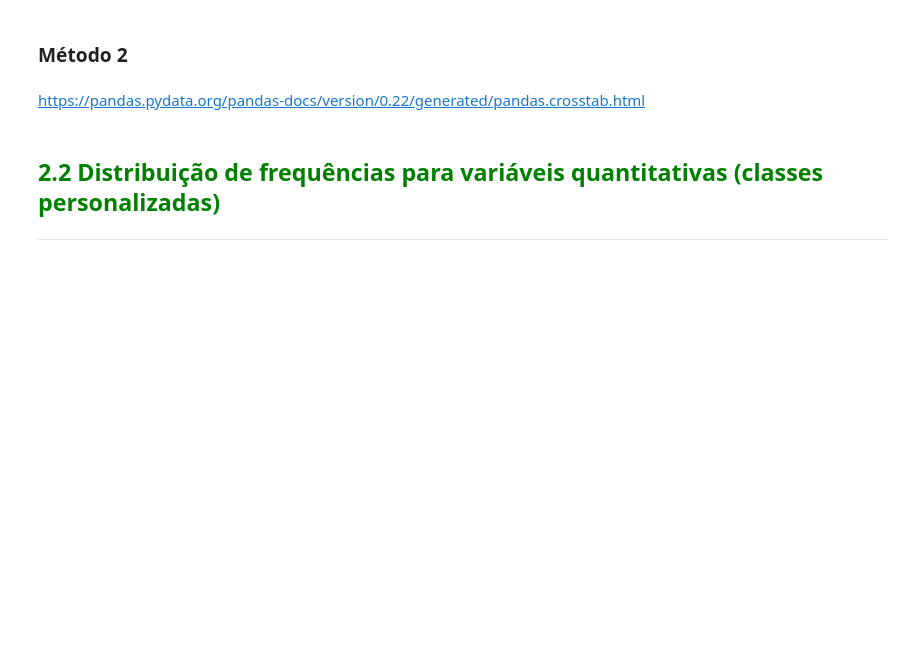
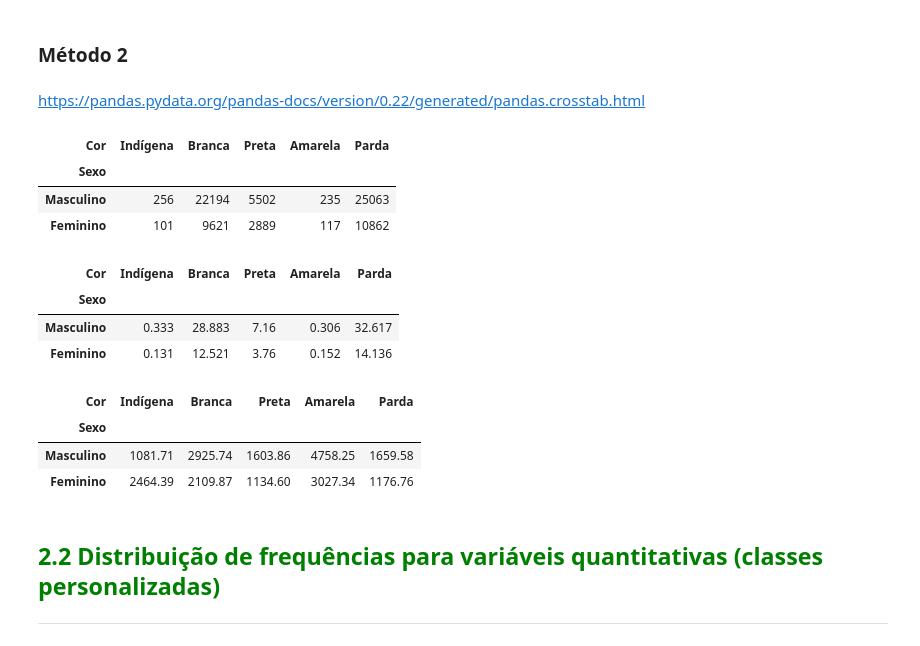
Before and after one commit to fasouzarj/ds, a Jupyter notebook: Estatistica/Curso_de_Estatística_Parte_1.ipynb, the cells around one changed output. Cells and saved outputs as stored; diff of their text form; code cells hidden in the pictures; blank space fills up the shorter version.

Commit message:
feat: distribuicao de frequencias

```diff
--- a/Estatistica/Curso_de_Estatística_Parte_1.ipynb
+++ b/Estatistica/Curso_de_Estatística_Parte_1.ipynb
@@ -252,6 +254,55 @@ dist_freq_qualitativas
 ### Método 2
 # %% [markdown]
 https://pandas.pydata.org/pandas-docs/version/0.22/generated/pandas.crosstab.html
+# %%
+sexo = {0: 'Masculino',
+        1: 'Feminino'}
+
+cor = {0: 'Indígena',
+       2: 'Branca',
+       4: 'Preta',
+       6: 'Amarela',
+       8: 'Parda',
+       9: 'Sem declaração'}
+# %%
+frequencia = pd.crosstab(dados.Sexo,
+                         dados.Cor)
+frequencia.rename(index=sexo, inplace=True)
+frequencia.rename(columns=cor, inplace=True)
+
+frequencia
+# %% [output]
+| Cor | Indígena | Branca | Preta | Amarela | Parda |
+| Sexo |  |  |  |  |  |
+| Masculino | 256 | 22194 | 5502 | 235 | 25063 |
+| Feminino | 101 | 9621 | 2889 | 117 | 10862 |
+# %%
+percentual = (pd.crosstab(dados.Sexo,
+                         dados.Cor,
+                         normalize=True) * 100).round(3)
+percentual.rename(index=sexo, inplace=True)
+percentual.rename(columns=cor, inplace=True)
+
+percentual
+# %% [output]
+| Cor | Indígena | Branca | Preta | Amarela | Parda |
+| Sexo |  |  |  |  |  |
+| Masculino | 0.333 | 28.883 | 7.16 | 0.306 | 32.617 |
+| Feminino | 0.131 | 12.521 | 3.76 | 0.152 | 14.136 |
+# %%
+percentual = pd.crosstab(dados.Sexo,
+                         dados.Cor,
+                         aggfunc="mean",
+                         values = dados.Renda).round(2)
+percentual.rename(index=sexo, inplace=True)
+percentual.rename(columns=cor, inplace=True)
+
+percentual
+# %% [output]
+| Cor | Indígena | Branca | Preta | Amarela | Parda |
+| Sexo |  |  |  |  |  |
+| Masculino | 1081.71 | 2925.74 | 1603.86 | 4758.25 | 1659.58 |
+| Feminino | 2464.39 | 2109.87 | 1134.60 | 3027.34 | 1176.76 |
 # %% [markdown]
 ## <font color=green>2.2 Distribuição de frequências para variáveis quantitativas (classes personalizadas)</font>
 ***
```
Also changed, not shown: parts of 13 cells of this notebook.
